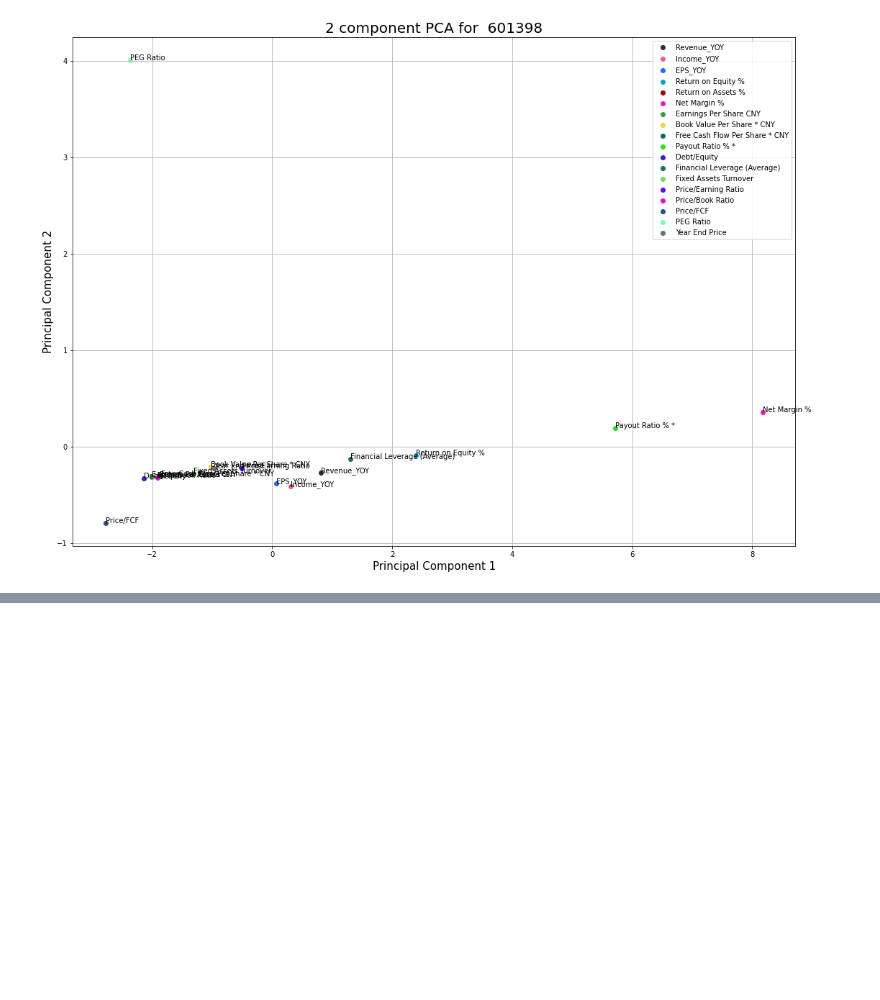
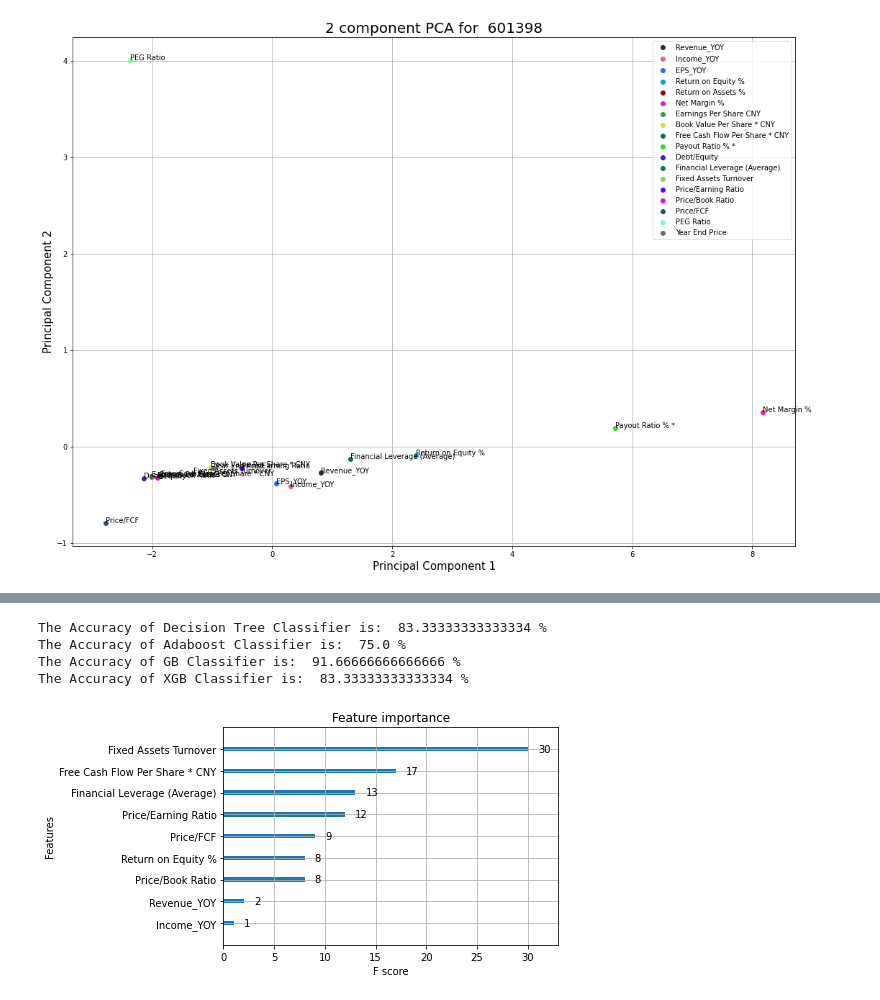
Before and after one commit to szetong/WQU-Group-24, a Jupyter notebook: WQU_Group_24.ipynb, the cells around one changed output, grey strips where cells are left out. Cells and saved outputs as stored; diff of their text form; code cells hidden in the pictures; blank space fills up the shorter version.

```diff
--- a/WQU_Group_24.ipynb
+++ b/WQU_Group_24.ipynb
@@ -746,0 +834,2 @@ ax.grid()
+# %%
+n = 13
@@ -746,0 +842,9 @@ ax.grid()
+# %%
+stock_sum = {}
+name = {}
+for i in range(n):
+  print('\n Kindly upload Stock Summary File(CSV)')
+  uploaded = files.upload()
+  for fn in uploaded.keys():
+    stock_sum[i] = pd.read_csv(fn)
+    stock_sum[i], name[i] = results(stock_sum[i])
@@ -746,0 +875,53 @@ ax.grid()
+# %%
+combine = pd.concat(stock_sum.values(),ignore_index=False,axis=0)
+combine = combine.reset_index(drop=True)
+
+x = combine.drop(['Results'],axis=1)
+x = x.apply(pd.to_numeric)
+y = combine['Results']
+
+X_train, X_test, Y_train, Y_test = train_test_split(x,y,test_size=0.1)
+
+# Decision Tree Classifier
+dTree_clf = DecisionTreeClassifier(criterion='gini',random_state=4,max_depth=1)
+dTree_clf.fit(X_train,Y_train)
+y_pred_dTree = dTree_clf.predict(X_test)
+
+# Adaboost Classifier
+model = DecisionTreeClassifier(criterion='gini',random_state=4,max_depth=1)
+Adaboost = AdaBoostClassifier(base_estimator=model, learning_rate=0.1)
+boostmodel = Adaboost.fit(X_train,Y_train)
+Y_pred_adaboost = boostmodel.predict(X_test)
+
+# Gradient Boosting Classifier
+GB_classifier = GradientBoostingClassifier(max_depth=1, learning_rate= 0.1)
+GB_classifier.fit(X_train,Y_train)
+Y_pred_GB = GB_classifier.predict(X_test)
+
+# XGB Classifier
+xgb_classifier = xgb.XGBClassifier(max_depth=1)
+xgb_classifier.fit(X_train,Y_train)
+Y_pred_XGB = xgb_classifier.predict(X_test)
+
+prediction_1 = metrics.accuracy_score(Y_test, y_pred_dTree)
+prediction_2 = metrics.accuracy_score(Y_test, Y_pred_adaboost)
+prediction_3 = metrics.accuracy_score(Y_test, Y_pred_GB)
+prediction_4 = metrics.accuracy_score(Y_test, Y_pred_XGB)
+
+print('The Accuracy of Decision Tree Classifier is: ', prediction_1*100,'%')
+print('The Accuracy of Adaboost Classifier is: ', prediction_2*100,'%')
+print('The Accuracy of GB Classifier is: ', prediction_3*100,'%')
+print('The Accuracy of XGB Classifier is: ', prediction_4*100,'%')
+print('\n')
+# %% [output]
+The Accuracy of Decision Tree Classifier is:  83.33333333333334 %
+The Accuracy of Adaboost Classifier is:  75.0 %
+The Accuracy of GB Classifier is:  91.66666666666666 %
+The Accuracy of XGB Classifier is:  83.33333333333334 %
+# %%
+# Feature Importance
+xgb.plot_importance(xgb_classifier)
+plt.rcParams['figure.figsize'] = [5, 5]
+plt.show()
+# %% [output]
+[figure, added]
```
Also changed, not shown: parts of 11 cells of this notebook.
